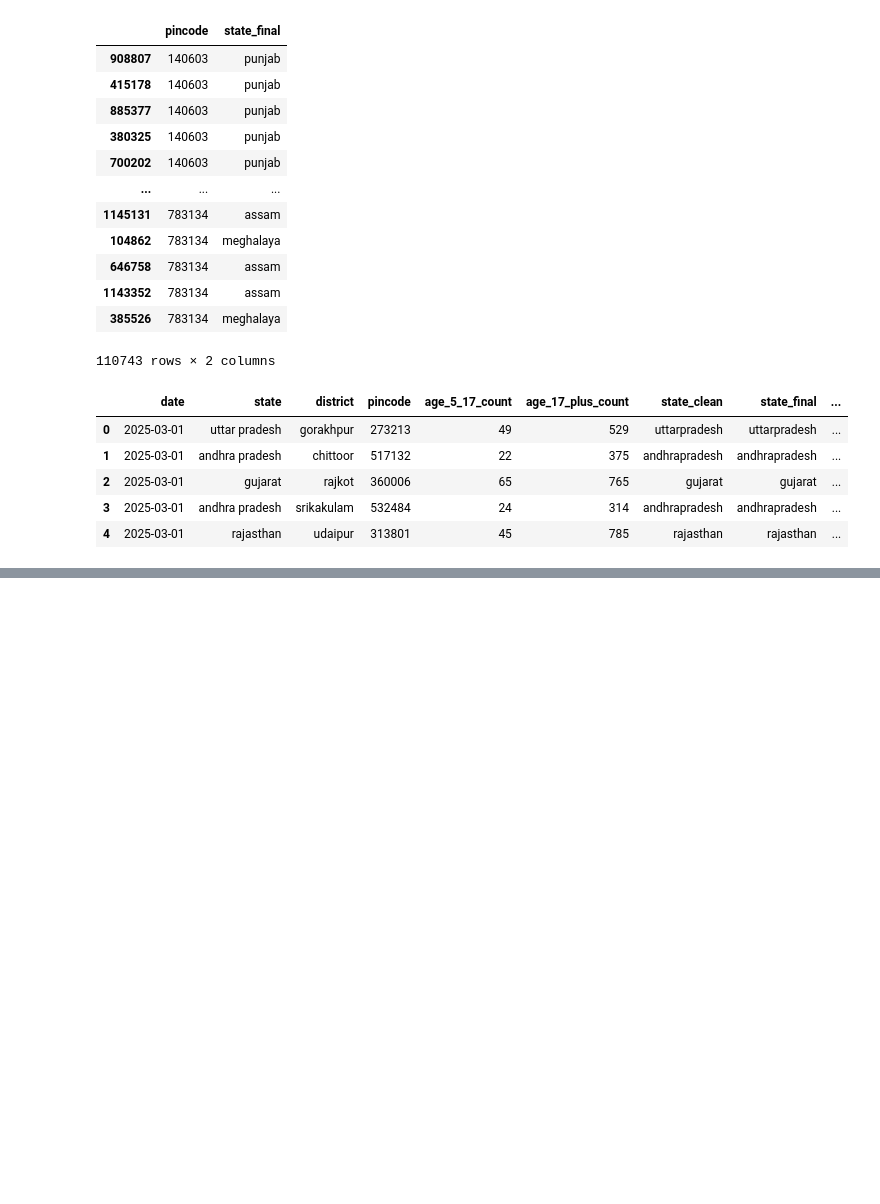
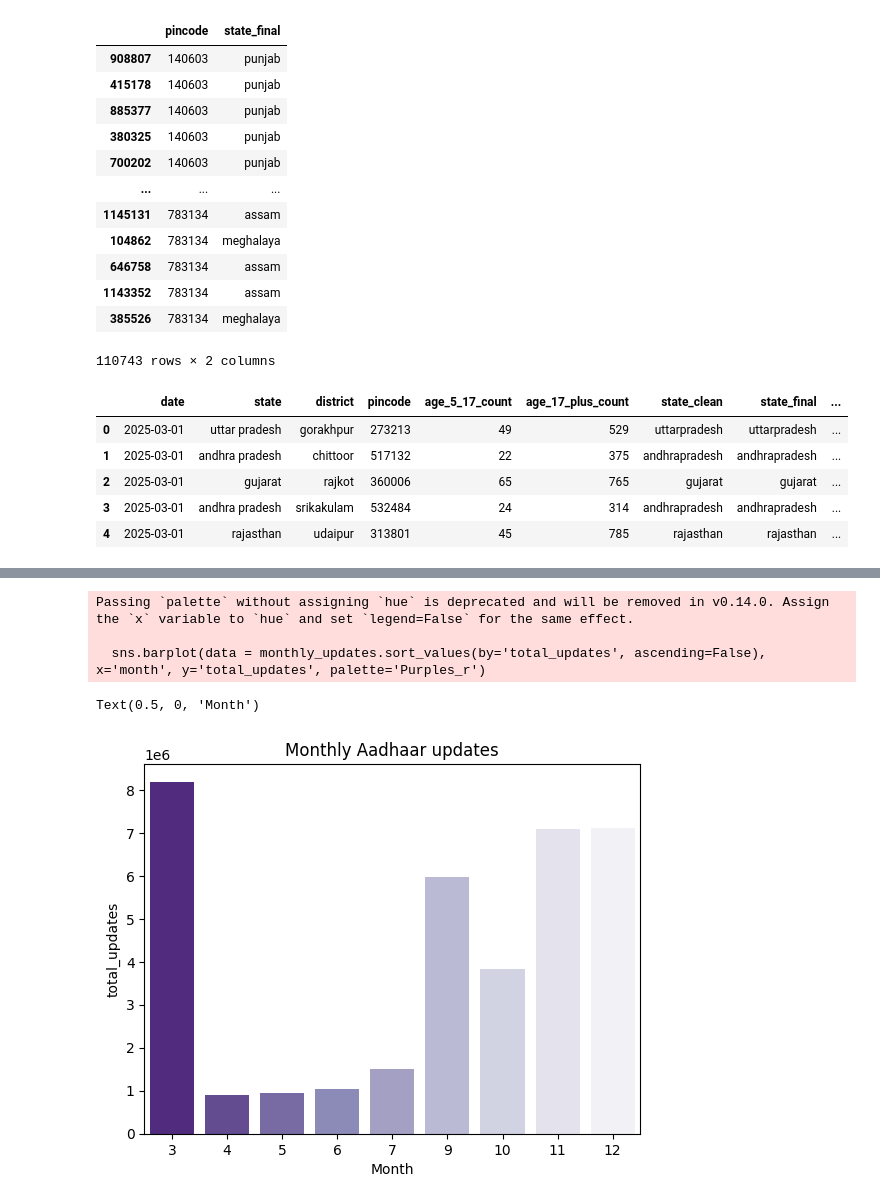
Before and after one commit to Mahii0107/aadhaar-analysis, a Jupyter notebook: Demographic.ipynb, the cells around one changed output, grey strips where cells are left out. Saved outputs shown, nothing was run; the diff lists cells and outputs as text; code cells hidden in the pictures; blank space fills up the shorter version.

```diff
--- a/Demographic.ipynb
+++ b/Demographic.ipynb
@@ -268,0 +306,5 @@ df.head()
+# %%
+# Analysing monthly updates trend
+monthly_updates = df.groupby(['month'])['total_updates'].sum().reset_index()
+monthly_updates = pd.DataFrame(monthly_updates)
+monthly_updates.sort_values('total_updates', ascending=False)
@@ -268,0 +322,10 @@ df.head()
+# %%
+sns.barplot(data = monthly_updates.sort_values(by='total_updates', ascending=False), x='month', y='total_updates', palette='Purples_r')
+plt.title('Monthly Aadhaar updates')
+plt.xlabel('Month')
+# %% [output]
+Passing `palette` without assigning `hue` is deprecated and will be removed in v0.14.0. Assign the `x` variable to `hue` and set `legend=False` for the same effect.
+
+  sns.barplot(data = monthly_updates.sort_values(by='total_updates', ascending=False), x='month', y='total_updates', palette='Purples_r')
+Text(0.5, 0, 'Month')
+[figure, added]
```
Also changed, not shown: parts of 10 cells of this notebook.
